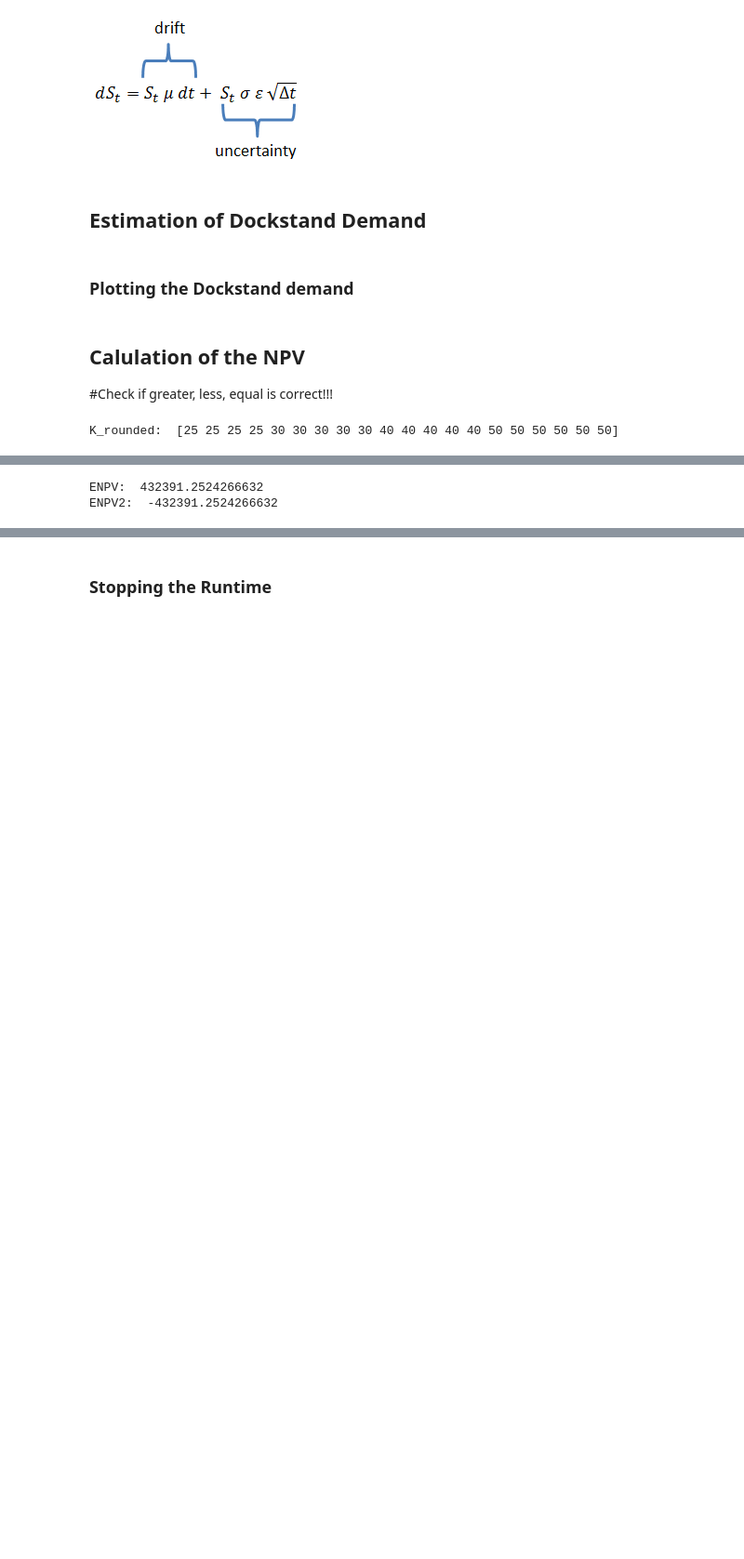
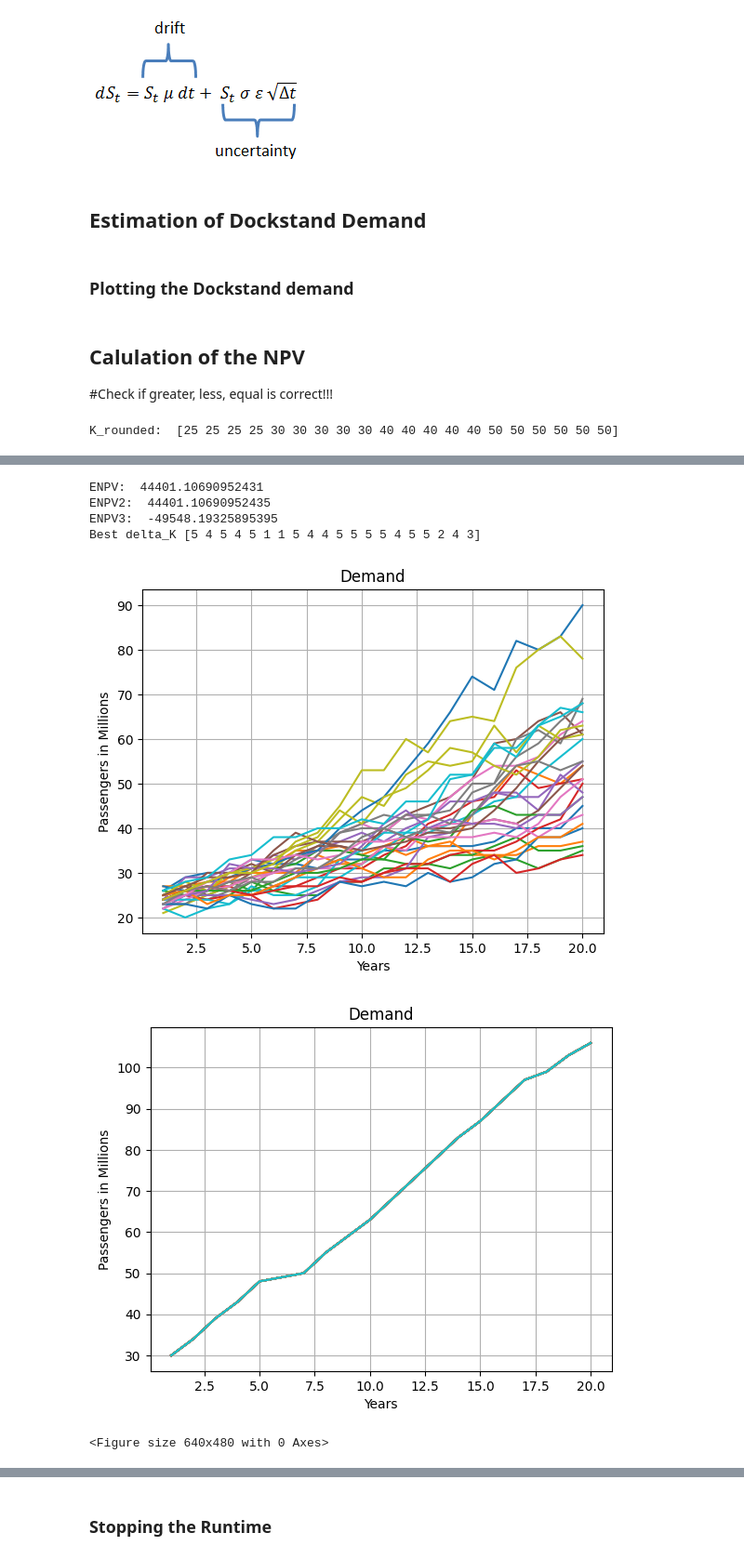
Before and after one commit to Oli767/VT1-Python-Files, a Jupyter notebook: VT2 VS Code/VT2.ipynb, the cells around one changed output, grey strips where cells are left out. Shown at 93% size. Saved outputs shown, nothing was run; the diff lists cells and outputs as text; code cells hidden in the pictures; blank space fills up the shorter version.

```diff
--- a/VT2 VS Code/VT2.ipynb
+++ b/VT2 VS Code/VT2.ipynb
@@ -251,13 +372,12 @@ def increasing_values_constraint(delta_K):
 #     [25, 25, 28, 28, 28, 30, 30, 30, 32, 33, 37, 37, 37, 40, 40, 40, 41, 41, 42, 45]
 # )
 
-D_rounded = np.ceil(D / 1000000)
-
+# [Total_Revenue, diff, less_equal_zero]
 Rev = Revenue(K_rounded, D_rounded, r_K, r_K_rent, r_D)
 # print(Rev)
 
 Cos = Cost(K_rounded, D_rounded, d, EoS, ci_K, delta_K0, h, co_D, co_K)
-# print(Cos)
+# # print(Cos)
 
 NPV1 = NPV_calculation(Rev, Cos, discount)
 # print(NPV1)
@@ -265,13 +385,47 @@ NPV1 = NPV_calculation(Rev, Cos, discount)
 ENPV = sum(NPV1)
 print("ENPV: ", ENPV)
 
-NPV2 = NPV_Genetic(D_rounded, delta_K)
-# print(NPV_Genetic)
-ENPV2 = sum(NPV2)
-print("ENPV2: ", ENPV2)
+# NPV2 = NPV_Genetic(delta_K)
+# print("NPV: ", NPV2)
+
+ENPV2 = NPV_Genetic(delta_K)
+print("ENPV2: ", -ENPV2)
+
+ENPV3 = NPV_Genetic(best_ind)
+print("ENPV3: ", -ENPV3)
+print("Best delta_K", best_ind)
+
+New_Capacity_Vector = Capacity(25, best_ind)
+# print(New_Capacity_Vector)
 # %% [output]
-ENPV:  432391.2524266632
-ENPV2:  -432391.2524266632
+ENPV:  44401.10690952431
+ENPV2:  44401.10690952435
+ENPV3:  -49548.19325895395
+Best delta_K [5 4 5 4 5 1 1 5 4 4 5 5 5 5 4 5 5 2 4 3]
+# %%
+# Calling the Scenario Plotting Function
+fn.Scenario_plot(
+    D_rounded,
+    Fth,
+    True,
+    "Demand",
+    "Passengers in Millions",
+    30,
+)
+
+# Calling the Scenario Plotting Function
+fn.Scenario_plot(
+    New_Capacity_Vector,
+    Fth,
+    True,
+    "Demand",
+    "Passengers in Millions",
+    30,
+)
+# %% [output]
+[figure, added]
+[figure, added]
+<Figure size 640x480 with 0 Axes>
 # %%
 # Calling the Scenario Plotting Function
 fn.Scenario_plot(
```
Also changed, not shown: parts of 9 cells of this notebook, 1 other file.
